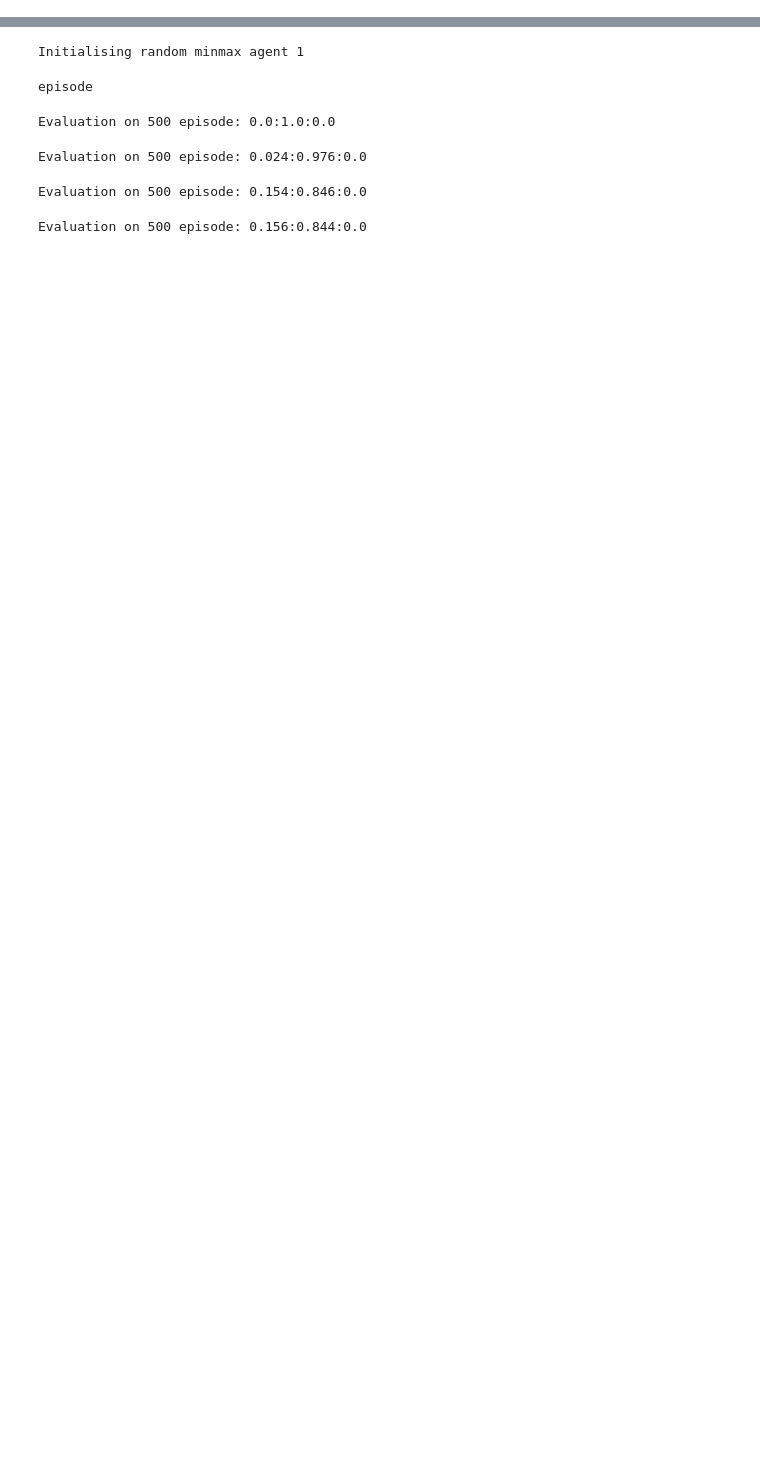
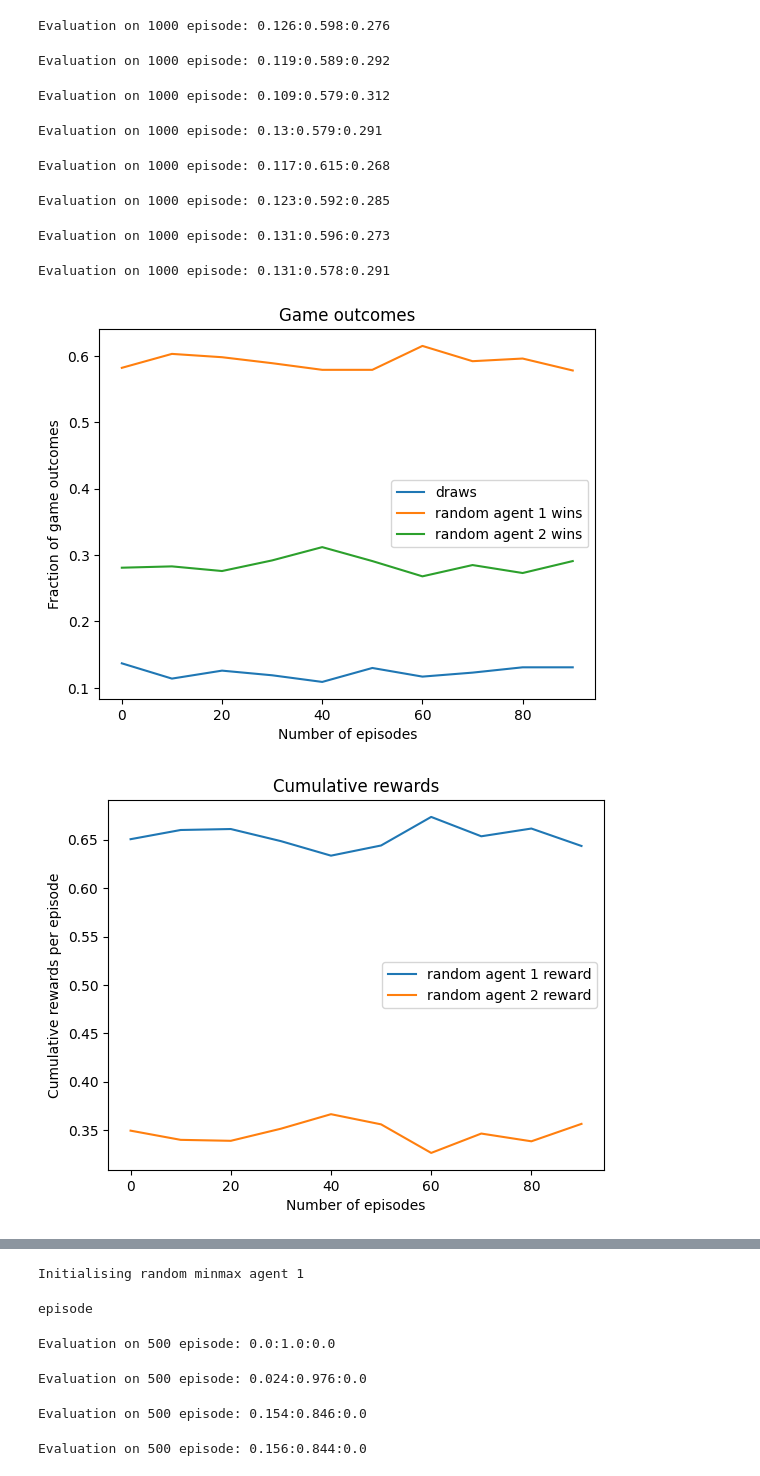
Before and after one commit to KunkelAlexander/tictactoe_rl, a Jupyter notebook: analysis.ipynb, the cells around one changed output, grey strips where cells are left out. Cells and saved outputs as stored; diff of their text form; code cells hidden in the pictures; blank space fills up the shorter version.

Commit message:
Evaluate performance of different agents, slight modifications to NN architectures

```diff
--- a/analysis.ipynb
+++ b/analysis.ipynb
@@ -8,22 +10,23 @@ from gui import ascii_gui
 training_manager = TrainingManager( game = TicTacToe(board_size  = 3, agent_count = 2),
                                     gui  = ascii_gui)
 
-config = {
+base_config = {
     "agent_types"         : ["RANDOM_AGENT", "RANDOM_AGENT"],
     "board_size"          : 3,
     "n_episode"           : 1000,
     "n_eval"              : 100,
     "eval_freq"           : 100,
     "window_size"         : 20,
-    "discount"            : 0.95,
+    "discount"            : 0.99,
     "learning_rate_decay" : 1,
-    "exploration_decay"   : 1-1e-4,
-    "exploration"         : 0.1,
-    "learning_rate"       : 0.9,
+    "exploration_decay"   : 1-1e-3,
+    "exploration"         : 0.9,
+    "learning_rate"       : 1e-3,
     "randomise_order"     : False,
     "only_legal_actions"  : True,
     "debug"               : False,
     "batch_size"          : 64,
-    "replay_buffer_size"  : 10000,
-    "target_update_freq"  : 20,
+    "replay_buffer_size"  : 5000,
+    "target_update_freq"  : 100,
+    "initial_q"           : 0.6,
 }
@@ -29,0 +37,8 @@ config = {
+# %%
+config = dict(base_config)
+config["agent_types"]   = ["RANDOM_AGENT", "RANDOM_AGENT"]
+config["n_eval"]        = 1000
+config["n_episode"]     = 100
+config["eval_freq"]     = 10
+out_random = training_manager.run_training(config)
+# %% [output]
@@ -29,0 +48,10 @@ config = {
+Evaluation on 1000 episode: 0.126:0.598:0.276
+Evaluation on 1000 episode: 0.119:0.589:0.292
+Evaluation on 1000 episode: 0.109:0.579:0.312
+Evaluation on 1000 episode: 0.13:0.579:0.291
+Evaluation on 1000 episode: 0.117:0.615:0.268
+Evaluation on 1000 episode: 0.123:0.592:0.285
+Evaluation on 1000 episode: 0.131:0.596:0.273
+Evaluation on 1000 episode: 0.131:0.578:0.291
+[figure, added]
+[figure, added]
```
Also changed, not shown: parts of 18 cells of this notebook, 3 other files.
